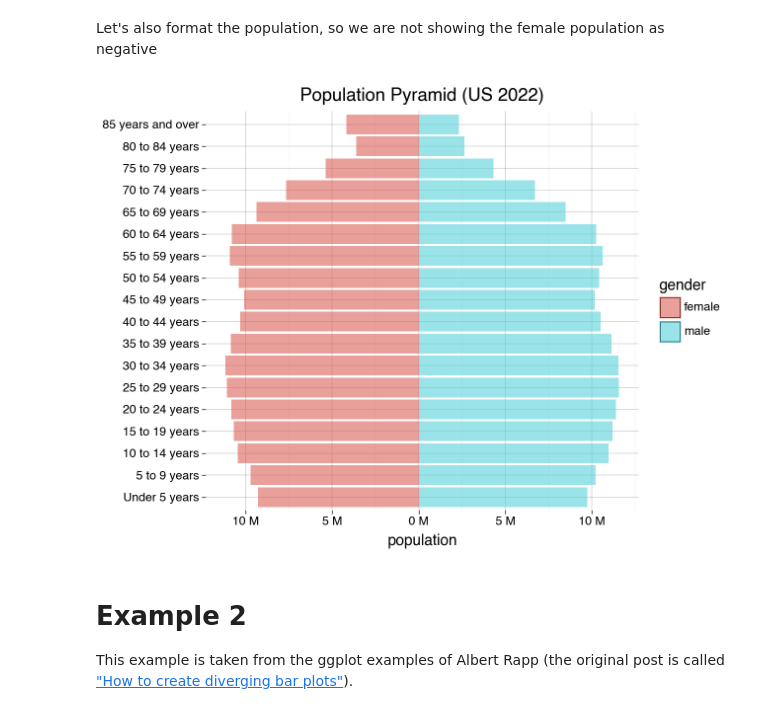
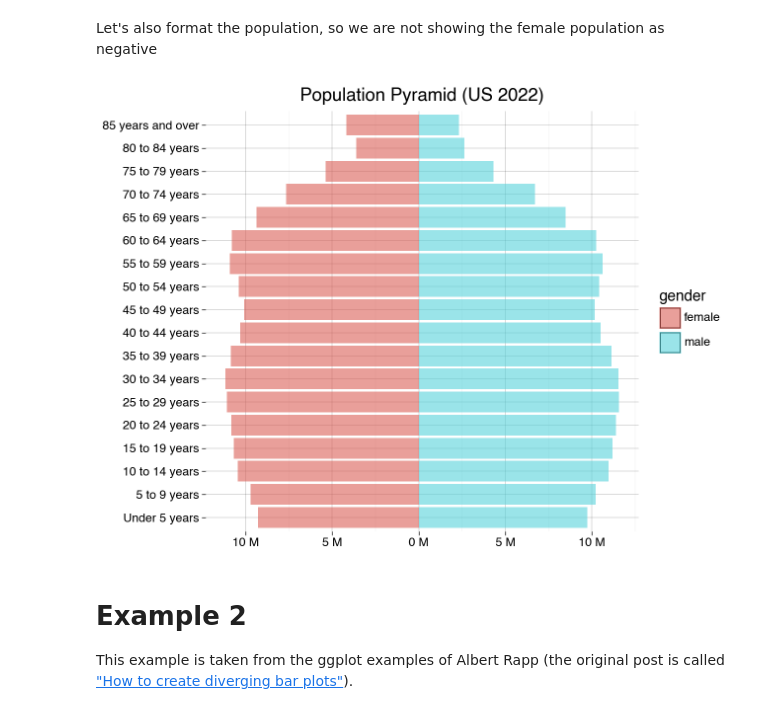
Before and after one commit to kiwidamien/p9, a Jupyter notebook: posts/ggplot2-tips/dual_bar/dual_bar.ipynb, the cells around one changed output. Drawn from its saved outputs; the diff is of its cells as text; code cells hidden in the pictures.

```diff
--- a/posts/ggplot2-tips/dual_bar/dual_bar.ipynb
+++ b/posts/ggplot2-tips/dual_bar/dual_bar.ipynb
@@ -101,17 +110,17 @@ Let's also format the population, so we are not showing the female population as
 # %%
 (
     p9.ggplot(pop, p9.aes(y='age_bracket_label', x='population', fill='gender'))
     + p9.geom_tile(mapping=p9.aes(x='center', height=0.9, width='signed_pop'), alpha=0.6)
-    + p9.labs(y="", title="Population Pyramid (US 2022)")
+    + p9.labs(y="", title="Population Pyramid (US 2022)", x="")
     # This gets the order the same as they appear in the dataframe
     # (otherwise is alphabetical)
     + p9.scale_y_discrete(limits=pop.age_bracket_label.unique().tolist())
     + p9.scale_x_continuous(labels=lambda labs: [f"{abs(l/1e6):.0f} M" for l in labs])
     + p9.theme_linedraw()
     + p9.theme(panel_border=p9.element_blank())
 )
 # %% [output]
-[figure, old version]
+[figure, new version]
 # %% [markdown]
 # Example 2
 
```
Also changed, not shown: parts of 3 cells of this notebook, 36 other files.
